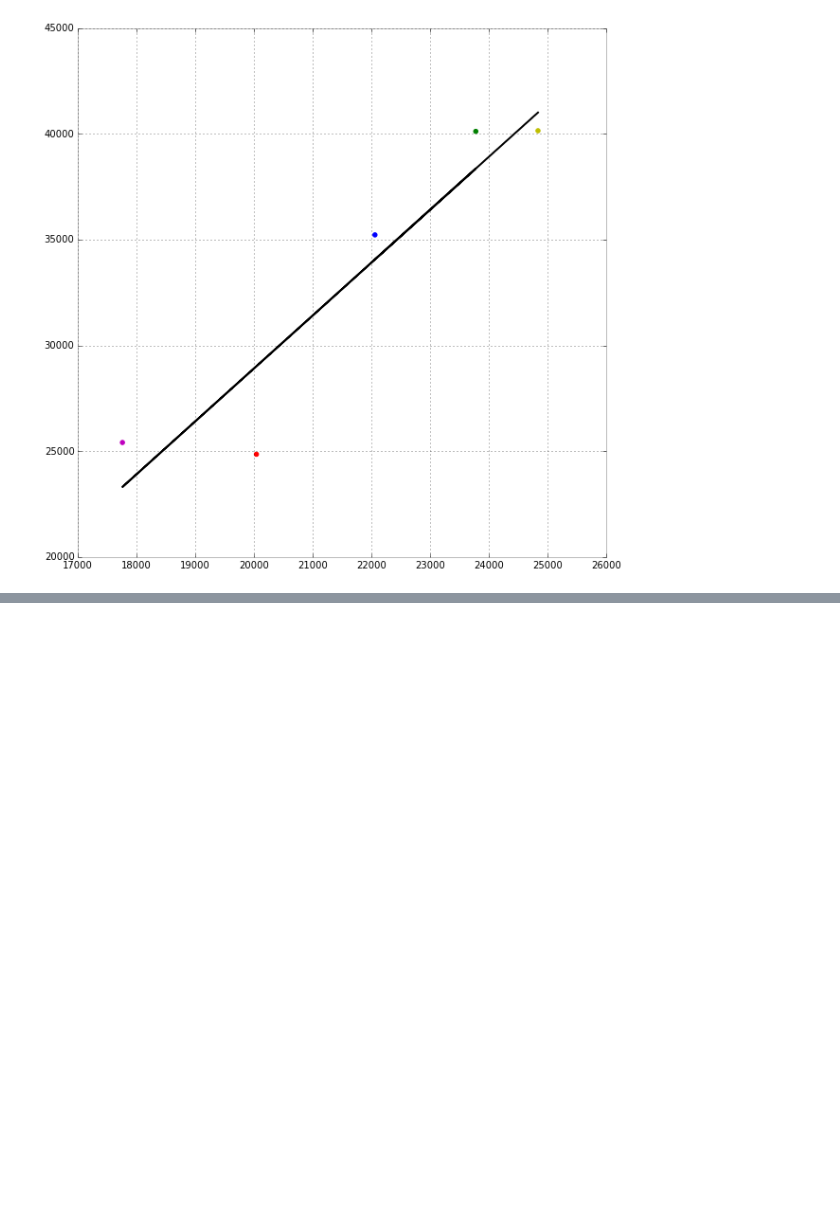
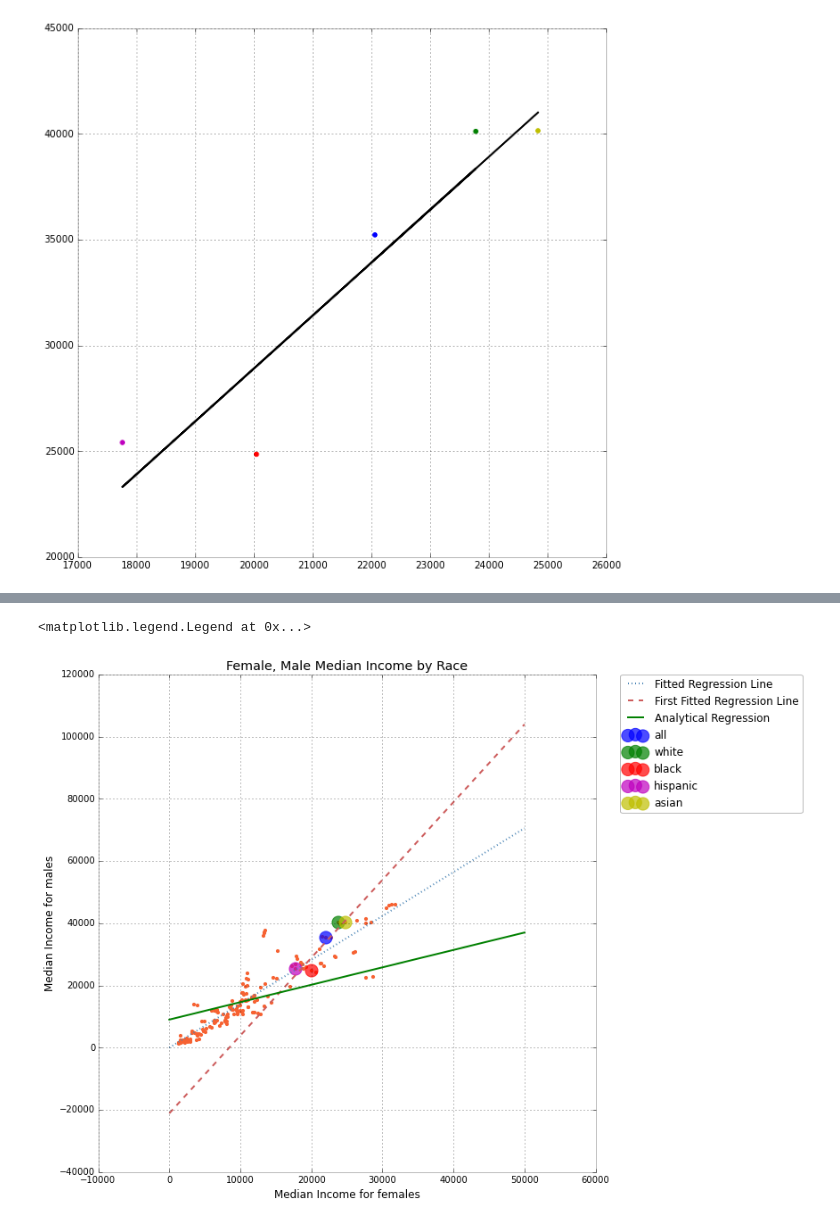
Before and after one commit to bilguun/PUI2015_BTURBOLI, a Jupyter notebook: HW5/income_by_gender_bt1085.ipynb, the cells around one changed output, grey strips where cells are left out. Cells and saved outputs as stored; diff of their text form; code cells hidden in the pictures; blank space fills up the shorter version.

```diff
--- a/HW5/income_by_gender_bt1085.ipynb
+++ b/HW5/income_by_gender_bt1085.ipynb
@@ -201,0 +188,15 @@ asian 24840.0
+# %%
+all_males=np.ma.array(np.concatenate([allmales['all']['Median income'][:].values,allmales['white']['Median income'][:].values,allmales['black']['Median income'][:].values,allmales['hispanic']['Median income'][:].values,allmales['asian']['Median income'][:].values]).flatten())
+
+all_females=np.ma.array(np.concatenate([allfemales['all']['Median income'][:].values,allfemales['white']['Median income'][:].values,allfemales['black']['Median income'][:].values,allfemales['hispanic']['Median income'][:].values,allfemales['asian']['Median income'][:].values]).flatten())
+
+allmask = [np.isnan(all_males) + np.isnan(all_females)]
+
+all_females.mask = allmask
+all_males.mask = allmask
+# %%
+X = sm.add_constant(all_females[~all_females.mask])
+modelA = sm.OLS(all_males[~all_males.mask], X)
+fit = modelA.fit()
+intercept, slope = fit.params
+print fit.summary()
@@ -201,0 +221,31 @@ asian 24840.0
+# %%
+fig = pl.figure(figsize=(10,10))
+ax2 = fig.add_subplot(111)
+
+ax2.set_xlabel('Median Income for females')
+ax2.set_ylabel('Median Income for males')
+ax2.set_title('Female, Male Median Income by Race')
+
+ax2.scatter(all_females, all_males, s=10, color='#F66232')
+
+X = arange(0, 50000, 1)
+Y = intercept + slope*X
+
+cor = stats.spearmanr(all_males, all_females)
+beta1=cor[0]*np.std(all_females)/np.std(all_males)
+beta0=np.mean(all_males)-beta1*np.mean(all_females)
+
+# ax2.plot([0,50000], [0,50000], linestyle='-', label="Same pay line")
+ax2.plot(X, Y, linestyle=':', label="Fitted Regression Line")
+ax2.plot(X, Y0, linestyle='--', label="First Fitted Regression Line")
+ax2.plot([0, 50000], [0*beta1+beta0, 50000*beta1+beta0], linestyle='-', label = "Analytical Regression")
+
+color_id=0
+for k in races:
+    ax2.scatter(allfemales[k]['Median income'][1], allmales[k]['Median income'][1], color=colors[color_id], s=200, label=k, alpha=0.7)
+    color_id += 1
+
+ax2.legend(bbox_to_anchor=(1.05, 1), loc=2, borderaxespad=0.)
+# %% [output]
+<matplotlib.legend.Legend at 0x...>
+[figure, added]
```
Also changed, not shown: parts of 5 cells of this notebook.
